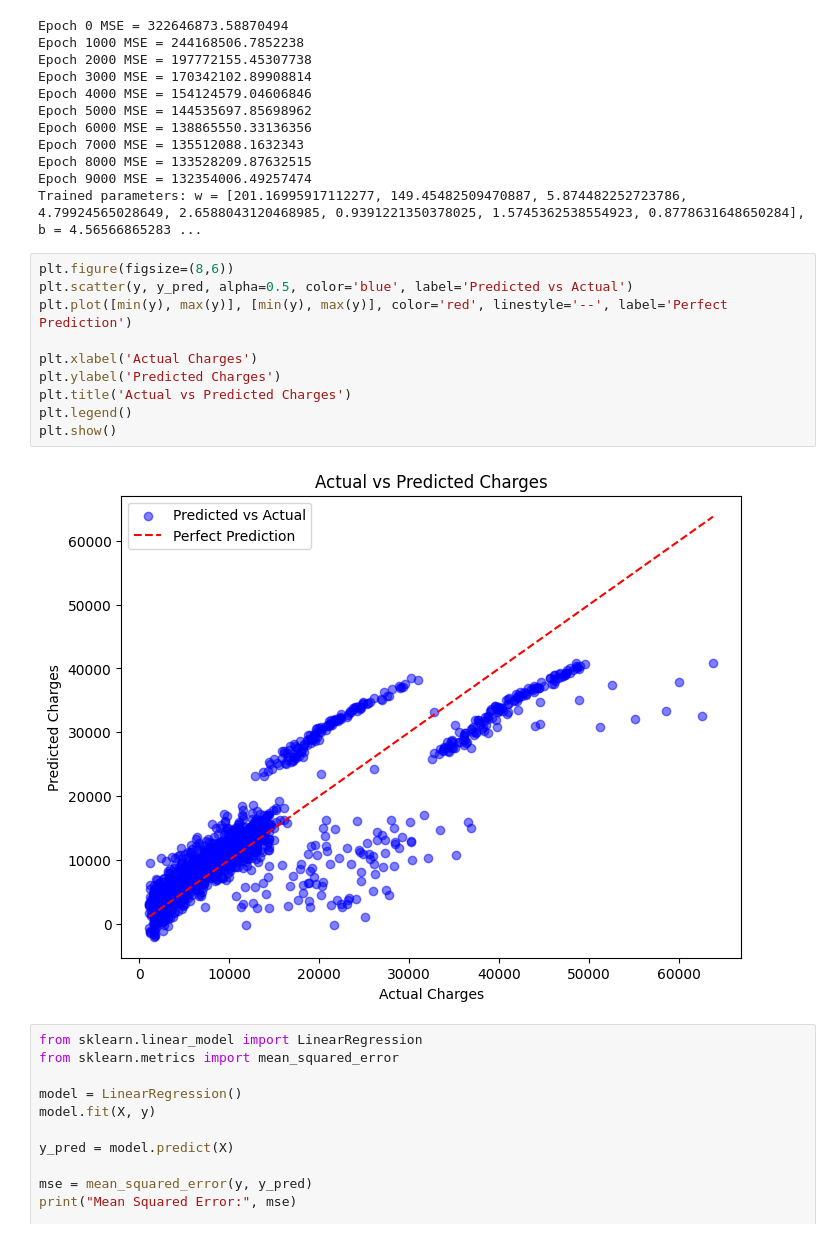
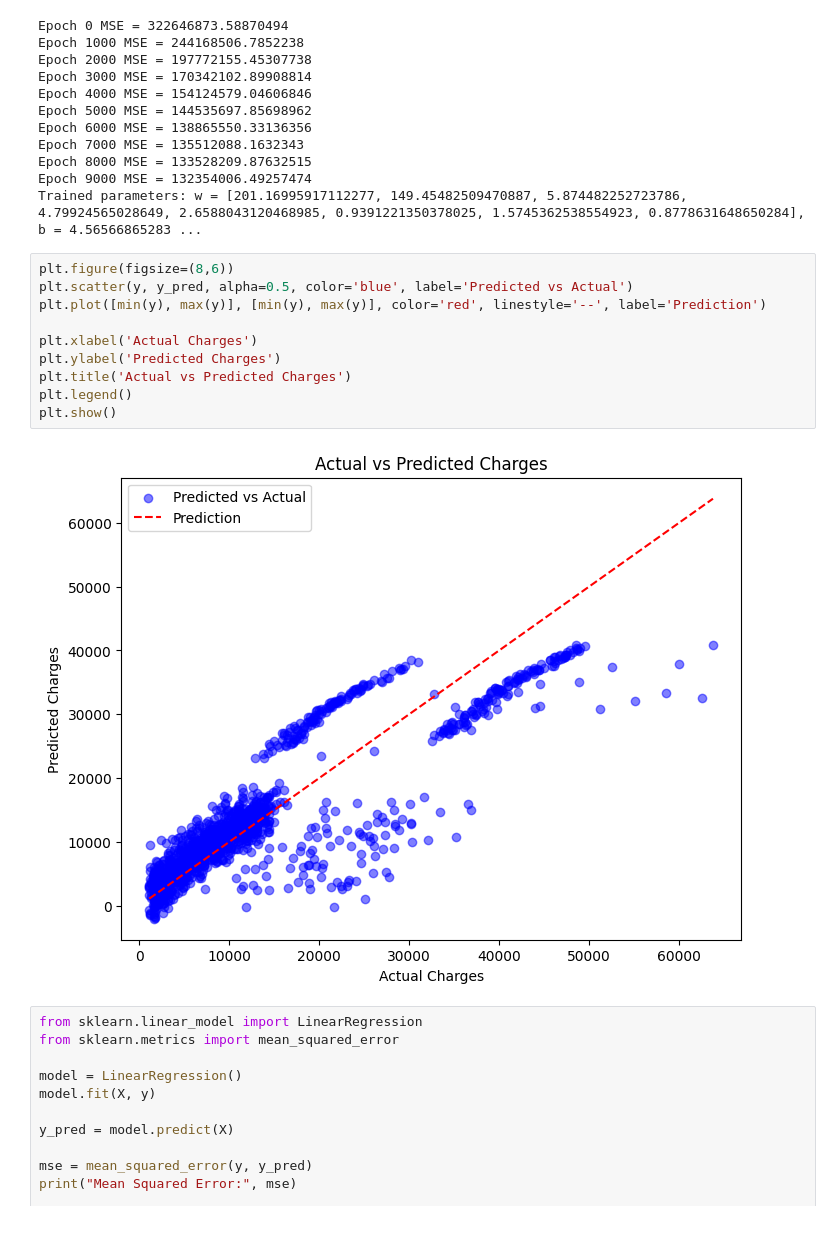
Before and after one commit to SanjayBista1010/my-first-repo, a Jupyter notebook: LinearRegerssionAnalysisFromCostFunction.ipynb, the cells around one changed output. Drawn from its saved outputs; the diff is of its cells as text.

```diff
--- a/LinearRegerssionAnalysisFromCostFunction.ipynb
+++ b/LinearRegerssionAnalysisFromCostFunction.ipynb
@@ -173,15 +173,15 @@ Trained parameters: w = [201.16995917112277, 149.45482509470887, 5.8744822527237
 # %%
 plt.figure(figsize=(8,6))
 plt.scatter(y, y_pred, alpha=0.5, color='blue', label='Predicted vs Actual')
-plt.plot([min(y), max(y)], [min(y), max(y)], color='red', linestyle='--', label='Perfect Prediction')
+plt.plot([min(y), max(y)], [min(y), max(y)], color='red', linestyle='--', label='Prediction')
 
 plt.xlabel('Actual Charges')
 plt.ylabel('Predicted Charges')
 plt.title('Actual vs Predicted Charges')
 plt.legend()
 plt.show()
 # %% [output]
-[figure, old version]
+[figure, new version]
 # %%
 from sklearn.linear_model import LinearRegression
 from sklearn.metrics import mean_squared_error
```
Also changed, not shown: parts of 1 cell of this notebook.
